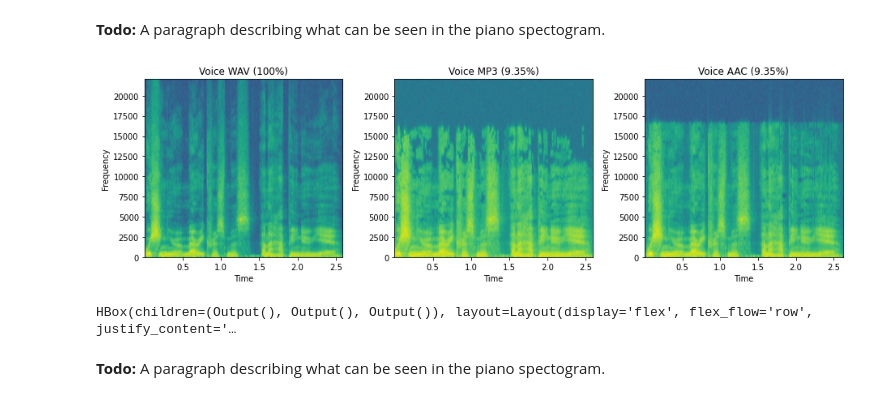
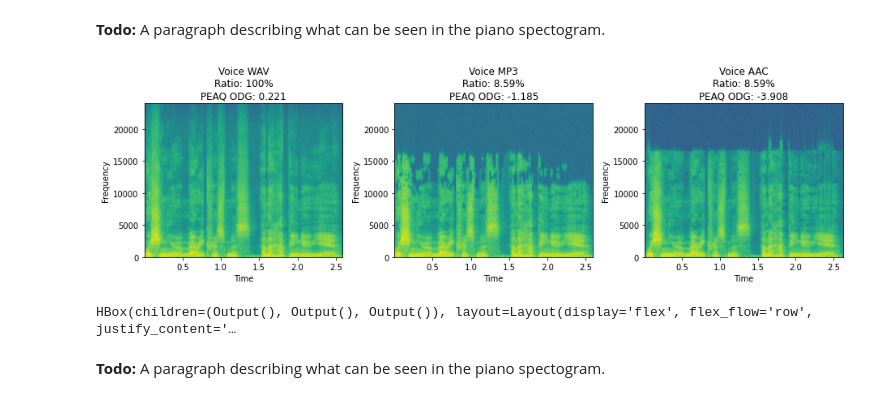
Before and after one commit to matinlotfali/LossyAudioCompressionTutorial, a Jupyter notebook: README.ipynb, the cells around one changed output. Cells and saved outputs as stored; diff of their text form; code cells hidden in the pictures.

Commit message:
Run PEAQ and move to 48khz

```diff
--- a/README.ipynb
+++ b/README.ipynb
@@ -97,17 +70,17 @@ HBox(children=(Output(), Output(), Output()), layout=Layout(display='flex', flex
 # %%
 plt.figure(figsize=(13,4))
 plt.subplot(1, 3, 1)
-w1 = wave_specgram("audio/voice.wav", "Voice WAV (100%)")
+w1 = wave_specgram("audio/voice.wav", "Voice WAV\nRatio: 100%\nPEAQ ODG: 0.221")
 plt.subplot(1, 3, 2)
-w2 = wave_specgram("audio/voice_regenerated_mp3.wav", f"Voice MP3 ({calc_ratio('audio/voice.wav','audio/voice.mp3')}%)")
+w2 = wave_specgram("audio/voice_regenerated_mp3.wav", f"Voice MP3\nRatio: {calc_ratio('audio/voice.wav','audio/voice.mp3')}%\nPEAQ ODG: -1.185")
 plt.subplot(1, 3, 3)
-w3 = wave_specgram("audio/voice_regenerated_aac.wav", f"Voice AAC ({calc_ratio('audio/voice.wav','audio/voice.mp3')}%)")
+w3 = wave_specgram("audio/voice_regenerated_aac.wav", f"Voice AAC\nRatio: {calc_ratio('audio/voice.wav','audio/voice.mp3')}%\nPEAQ ODG: -3.908")
 plt.tight_layout()
 plt.show()
 box_layout = Layout(display='flex',flex_flow='row',justify_content='space-around',width='auto')
 widgets.HBox([w1, w2, w3], layout=box_layout)
 # %% [output]
-[figure, old version]
+[figure, new version]
 HBox(children=(Output(), Output(), Output()), layout=Layout(display='flex', flex_flow='row', justify_content='…
 # %% [markdown]
 **Todo:** A paragraph describing what can be seen in the piano spectogram.
```
Also changed, not shown: parts of 12 cells of this notebook, 2 other files.
